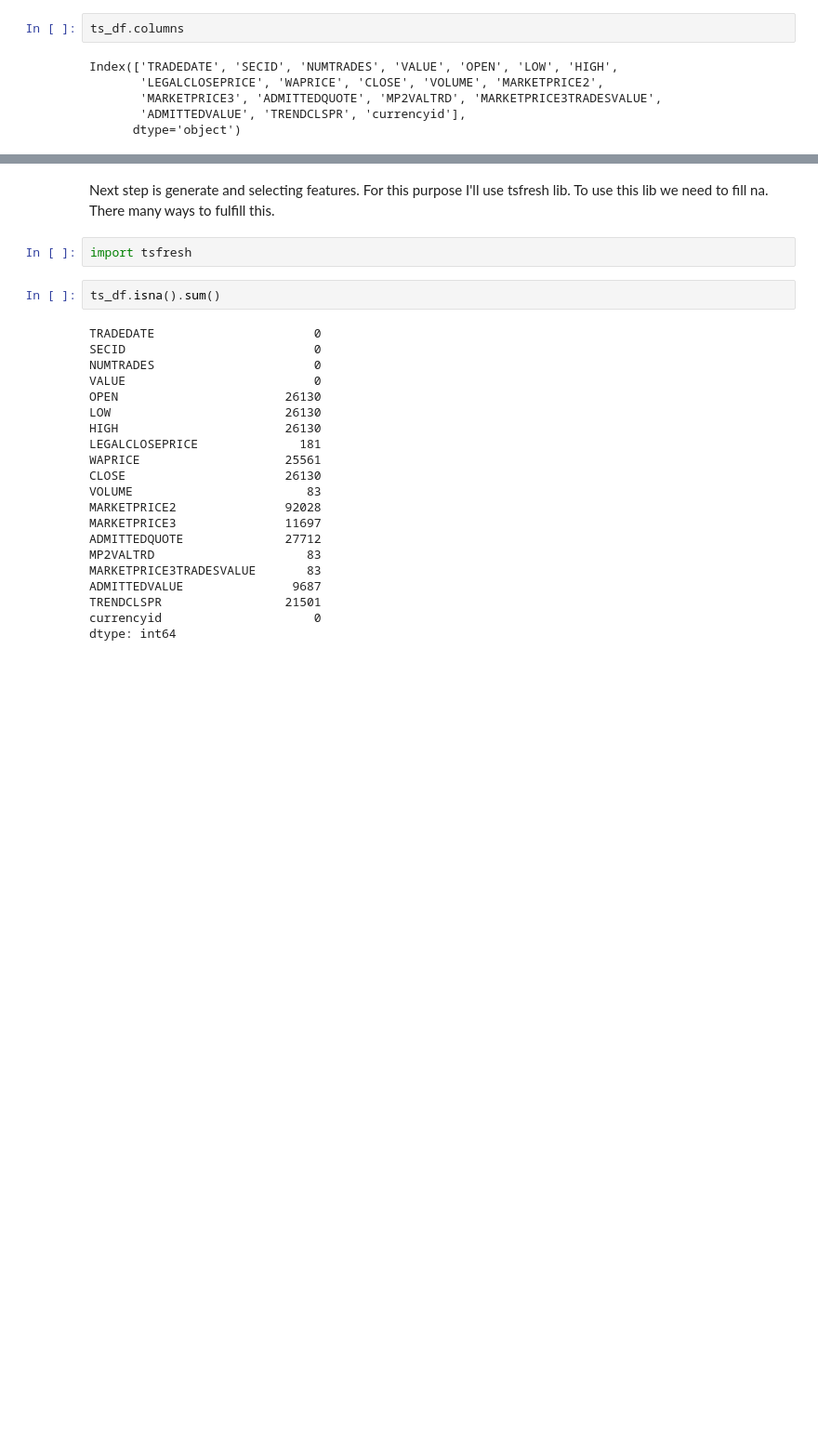
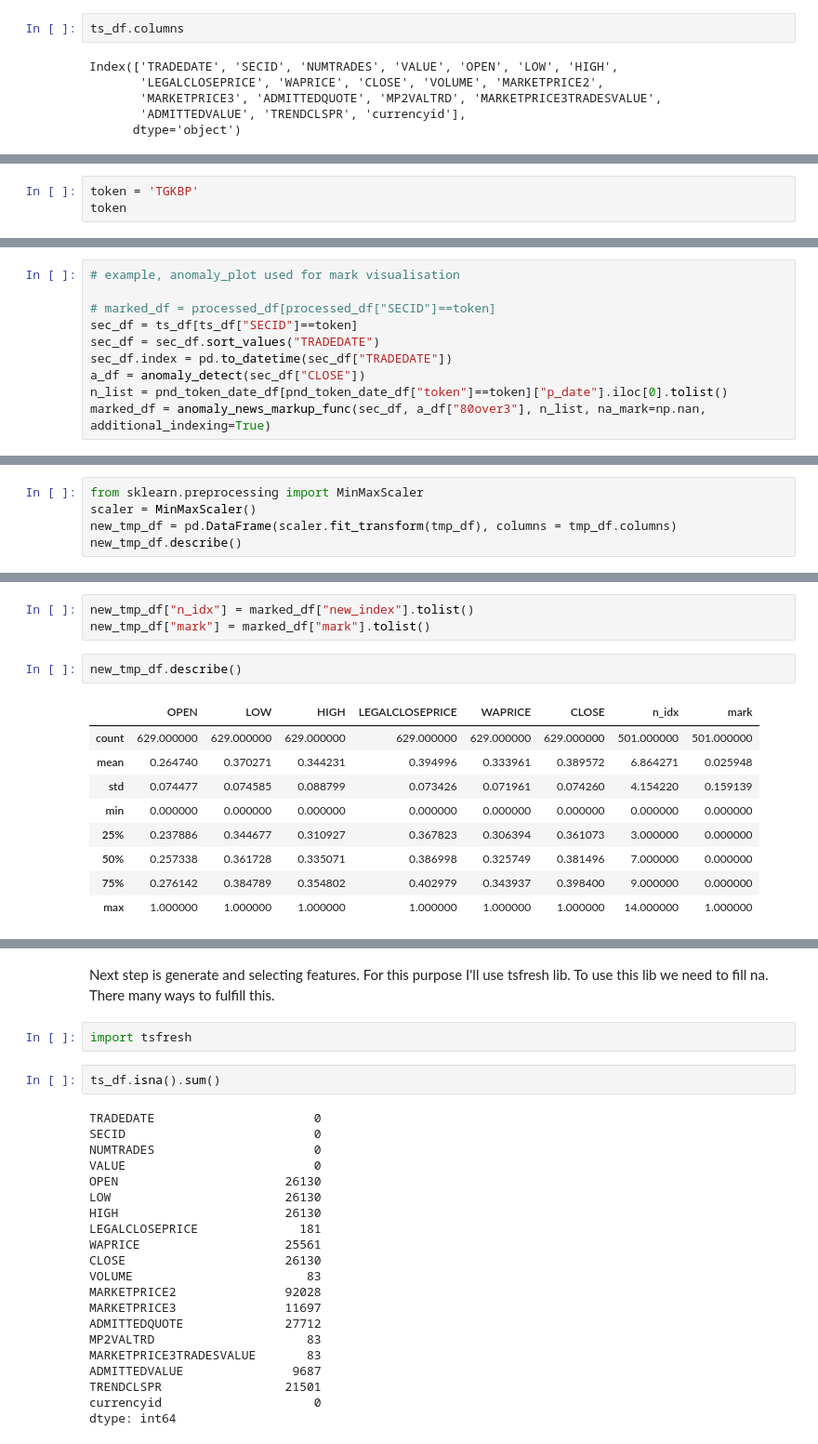
Before and after one commit to T1r3sh/pnd_project, a Jupyter notebook: notebooks/main.ipynb, the cells around one changed output, grey strips where cells are left out. Shown at 93% size. Saved outputs shown, nothing was run; the diff lists cells and outputs as text; blank space fills up the shorter version.

```diff
--- a/notebooks/main.ipynb
+++ b/notebooks/main.ipynb
@@ -74,0 +254,3 @@ Index(['TRADEDATE', 'SECID', 'NUMTRADES', 'VALUE', 'OPEN', 'LOW', 'HIGH',
+# %%
+token = 'TGKBP'
+token
@@ -74,0 +259,10 @@ Index(['TRADEDATE', 'SECID', 'NUMTRADES', 'VALUE', 'OPEN', 'LOW', 'HIGH',
+# %%
+# example, anomaly_plot used for mark visualisation
+
+# marked_df = processed_df[processed_df["SECID"]==token]
+sec_df = ts_df[ts_df["SECID"]==token]
+sec_df = sec_df.sort_values("TRADEDATE")
+sec_df.index = pd.to_datetime(sec_df["TRADEDATE"])
+a_df = anomaly_detect(sec_df["CLOSE"])
+n_list = pnd_token_date_df[pnd_token_date_df["token"]==token]["p_date"].iloc[0].tolist()
+marked_df = anomaly_news_markup_func(sec_df, a_df["80over3"], n_list, na_mark=np.nan, additional_indexing=True)
@@ -74,0 +275,5 @@ Index(['TRADEDATE', 'SECID', 'NUMTRADES', 'VALUE', 'OPEN', 'LOW', 'HIGH',
+# %%
+from sklearn.preprocessing import MinMaxScaler
+scaler = MinMaxScaler()
+new_tmp_df = pd.DataFrame(scaler.fit_transform(tmp_df), columns = tmp_df.columns)
+new_tmp_df.describe()
@@ -74,0 +290,15 @@ Index(['TRADEDATE', 'SECID', 'NUMTRADES', 'VALUE', 'OPEN', 'LOW', 'HIGH',
+# %%
+new_tmp_df["n_idx"] = marked_df["new_index"].tolist()
+new_tmp_df["mark"] = marked_df["mark"].tolist()
+# %%
+new_tmp_df.describe()
+# %% [output]
+|  | OPEN | LOW | HIGH | LEGALCLOSEPRICE | WAPRICE | CLOSE | n_idx | mark |
+| count | 629.000000 | 629.000000 | 629.000000 | 629.000000 | 629.000000 | 629.000000 | 501.000000 | 501.000000 |
+| mean | 0.264740 | 0.370271 | 0.344231 | 0.394996 | 0.333961 | 0.389572 | 6.864271 | 0.025948 |
+| std | 0.074477 | 0.074585 | 0.088799 | 0.073426 | 0.071961 | 0.074260 | 4.154220 | 0.159139 |
+| min | 0.000000 | 0.000000 | 0.000000 | 0.000000 | 0.000000 | 0.000000 | 0.000000 | 0.000000 |
+| 25% | 0.237886 | 0.344677 | 0.310927 | 0.367823 | 0.306394 | 0.361073 | 3.000000 | 0.000000 |
+| 50% | 0.257338 | 0.361728 | 0.335071 | 0.386998 | 0.325749 | 0.381496 | 7.000000 | 0.000000 |
+| 75% | 0.276142 | 0.384789 | 0.354802 | 0.402979 | 0.343937 | 0.398400 | 9.000000 | 0.000000 |
+| max | 1.000000 | 1.000000 | 1.000000 | 1.000000 | 1.000000 | 1.000000 | 14.000000 | 1.000000 |
```
Also changed, not shown: parts of 29 cells of this notebook, 19 other files.
